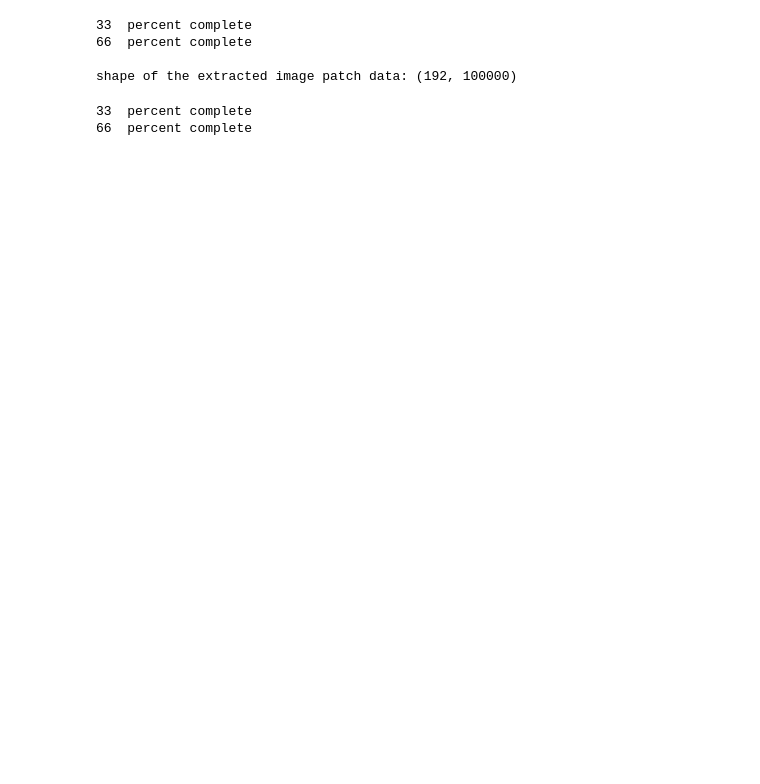
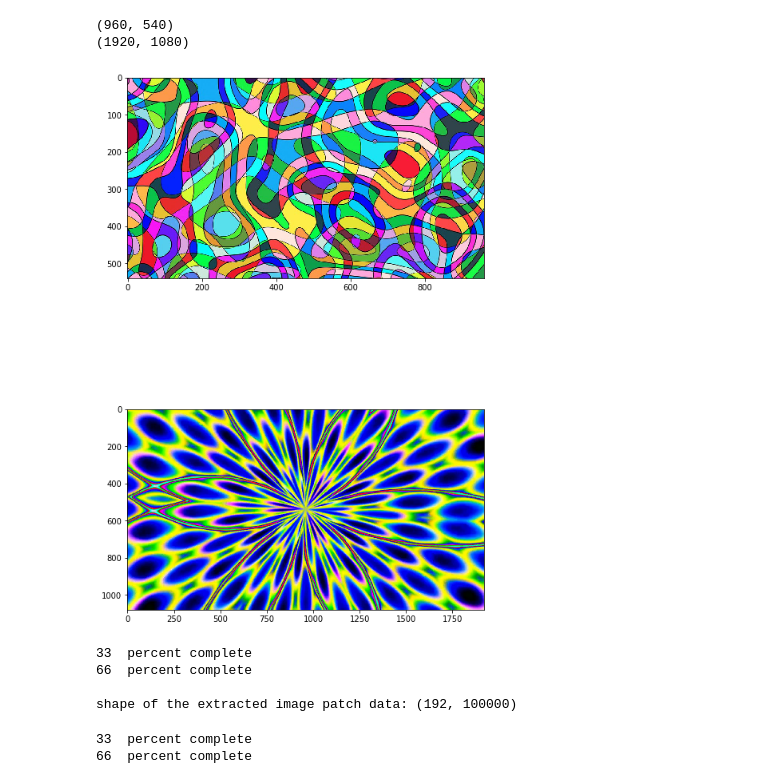
Before and after one commit to ccervantes1/EfficientCodingColor, a Jupyter notebook: Efficient Coding Color.ipynb, the cells around one changed output. Cells and saved outputs as stored; diff of their text form; code cells hidden in the pictures; blank space fills up the shorter version.

```diff
--- a/Efficient Coding Color.ipynb
+++ b/Efficient Coding Color.ipynb
@@ -5,5 +5,23 @@ import pylab as py
 import cv2
 from PIL import Image
 import sklearn.decomposition
+# %%
+show_these = ['3.jpg','4.jpg'] # there are 1-13.tiff's
+
+# read in images and display
+fig = py.figure(figsize=(8,14))
+for (i,file) in enumerate(show_these):
+    py.subplot(2,1,i+1)
+    img = PIL.Image.open('color_images/'+file)
+    py.imshow(img, cmap=py.cm.Greys_r)
+    #images to grayscale
+    image = np.asarray(img, 'double').transpose()
+    image = image[0,:,:]
+    #reshaping array to not include color for images
+    print(image.shape)
+# %% [output]
+(960, 540)
+(1920, 1080)
+[figure, added]
 # %%
 def collect_natural_patches_c(num_patches = 100000, patch_width = 8):
```
Also changed, not shown: parts of 4 cells of this notebook, 1 other file.
